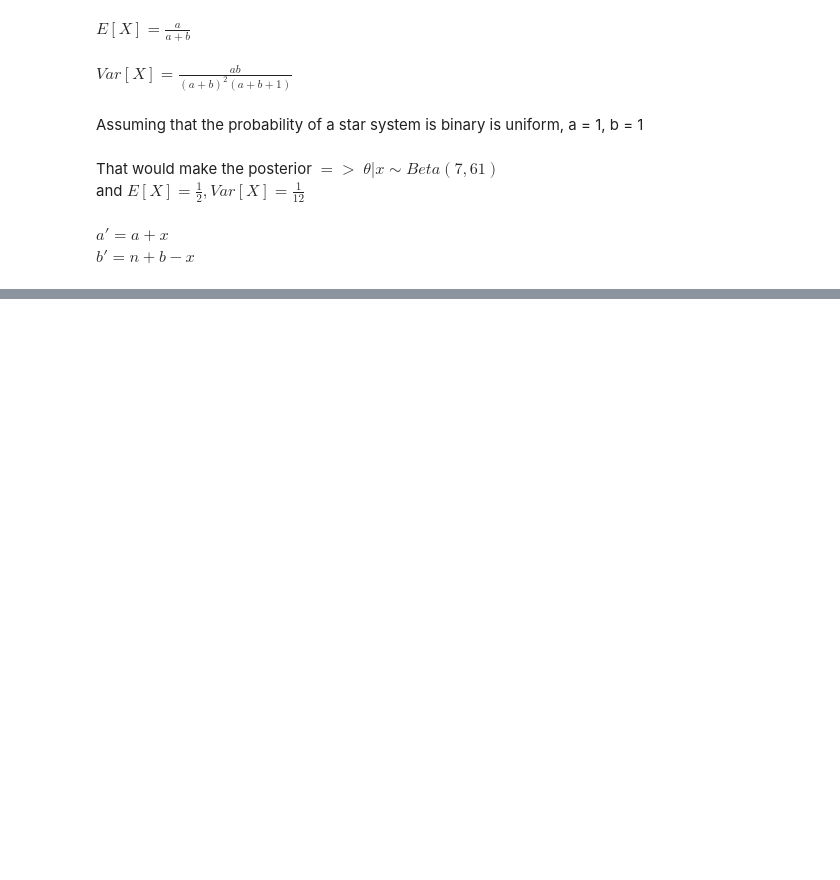
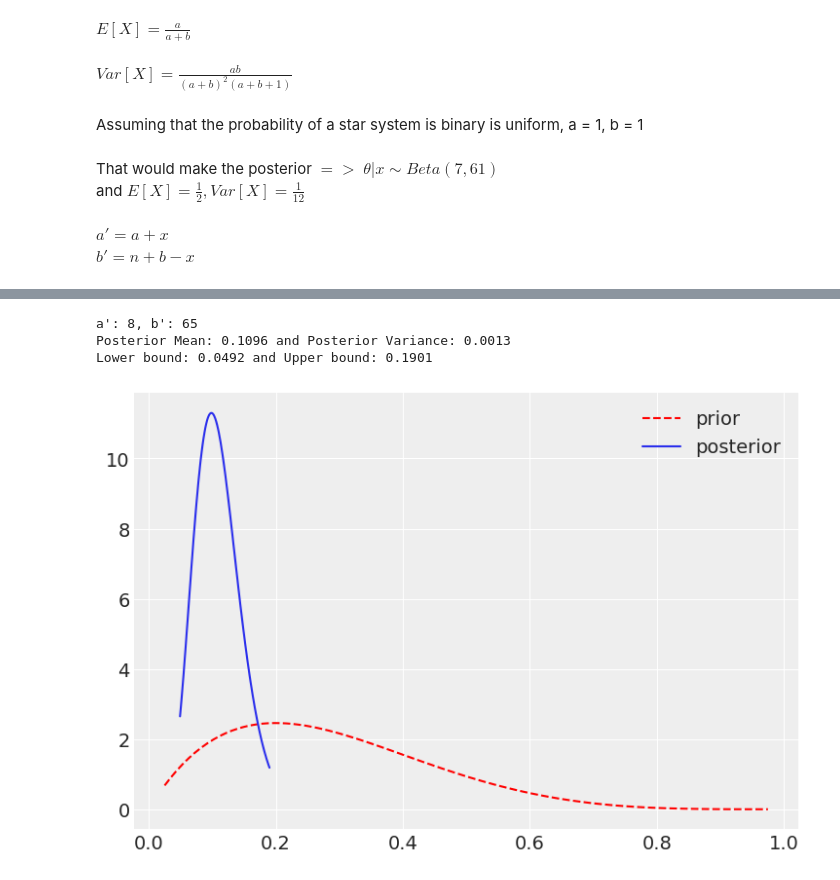
Before and after one commit to Raghuram-Veeramallu/Bayesian-Astrostat, a Jupyter notebook: Project 1/Project1_Group3.ipynb, the cells around one changed output, grey strips where cells are left out. Cells and saved outputs as stored; diff of their text form; code cells hidden in the pictures; blank space fills up the shorter version.

```diff
--- a/Project 1/Project1_Group3.ipynb
+++ b/Project 1/Project1_Group3.ipynb
@@ -224,0 +220,7 @@ fig.show()
+# %%
+plot_beta_curves(2, 5)
+# %% [output]
+a': 8, b': 65
+Posterior Mean: 0.1096 and Posterior Variance: 0.0013
+Lower bound: 0.0492 and Upper bound: 0.1901
+[figure, added]
```
Also changed, not shown: parts of 14 cells of this notebook.
